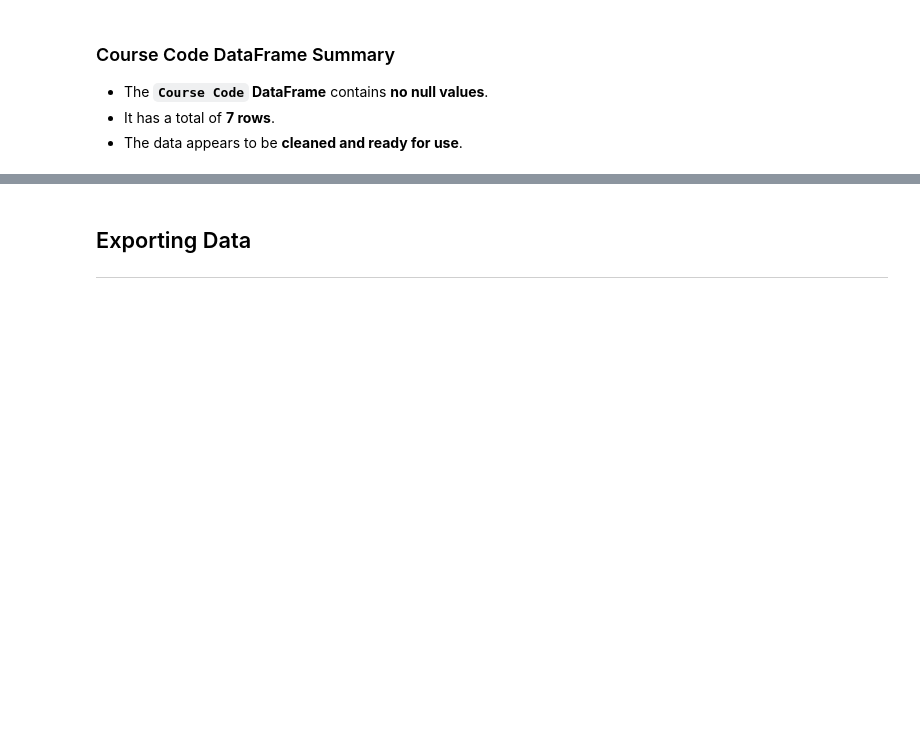
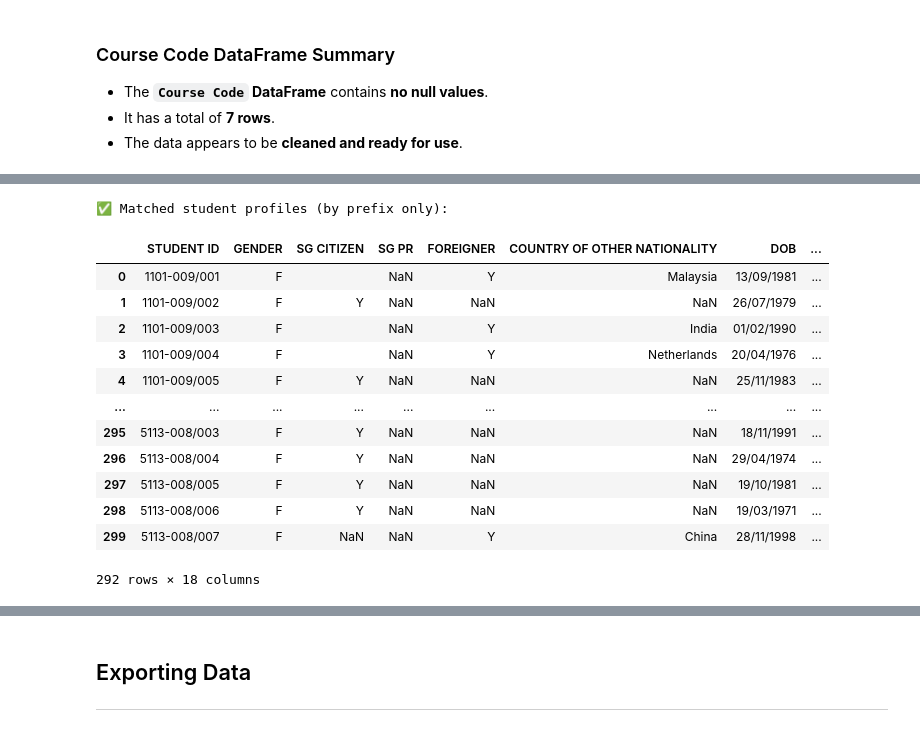
Before and after one commit to swamhtetg90/DAVI-CA2, a Jupyter notebook: data_cleaning.ipynb, the cells around one changed output, grey strips where cells are left out. Cells and saved outputs as stored; diff of their text form; code cells hidden in the pictures; blank space fills up the shorter version.

```diff
--- a/data_cleaning.ipynb
+++ b/data_cleaning.ipynb
@@ -131 +200,34 @@ course_code.head(10)
+# %%
+# From Ben, i dont think we should remove students which are not found in semester_results dataset as when i checked the data,
+# i found out it is because they just started the course so it could be useful for finding out no of intake over time
+# Look Below
+
+import pandas as pd
+
+# Extract all unique prefixes from semester_results
+prefixes = set(semester_results['STUDENT ID'].str.extract(r'^(\d{4}-\d{3})')[0])
+
+# Filter student_profiles to include only rows whose STUDENT ID starts with one of the prefixes
+matched_profiles = student_profiles[
+    student_profiles['STUDENT ID'].str.extract(r'^(\d{4}-\d{3})')[0].isin(prefixes)
+]
+
+# Display result
+print("✅ Matched student profiles (by prefix only):")
+matched_profiles
+# %% [output]
+✅ Matched student profiles (by prefix only):
+|  | STUDENT ID | GENDER | SG CITIZEN | SG PR | FOREIGNER | COUNTRY OF OTHER NATIONALITY | DOB | ... |
+| 0 | 1101-009/001 | F |  | NaN | Y | Malaysia | 13/09/1981 | ... |
+| 1 | 1101-009/002 | F | Y | NaN | NaN | NaN | 26/07/1979 | ... |
+| 2 | 1101-009/003 | F |  | NaN | Y | India | 01/02/1990 | ... |
+| 3 | 1101-009/004 | F |  | NaN | Y | Netherlands | 20/04/1976 | ... |
+| 4 | 1101-009/005 | F | Y | NaN | NaN | NaN | 25/11/1983 | ... |
+| ... | ... | ... | ... | ... | ... | ... | ... | ... |
+| 295 | 5113-008/003 | F | Y | NaN | NaN | NaN | 18/11/1991 | ... |
+| 296 | 5113-008/004 | F | Y | NaN | NaN | NaN | 29/04/1974 | ... |
+| 297 | 5113-008/005 | F | Y | NaN | NaN | NaN | 19/10/1981 | ... |
+| 298 | 5113-008/006 | F | Y | NaN | NaN | NaN | 19/03/1971 | ... |
+| 299 | 5113-008/007 | F | NaN | NaN | Y | China | 28/11/1998 | ... |
+292 rows × 18 columns
 # %% [markdown]
```
Also changed, not shown: parts of 10 cells of this notebook.
